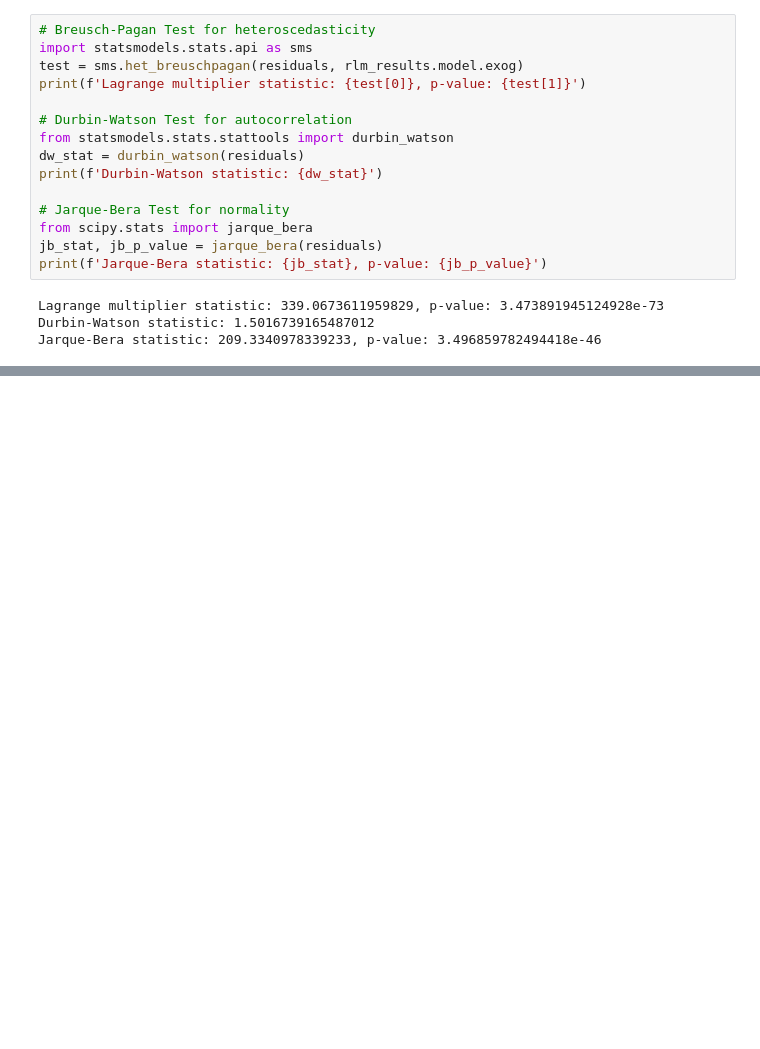
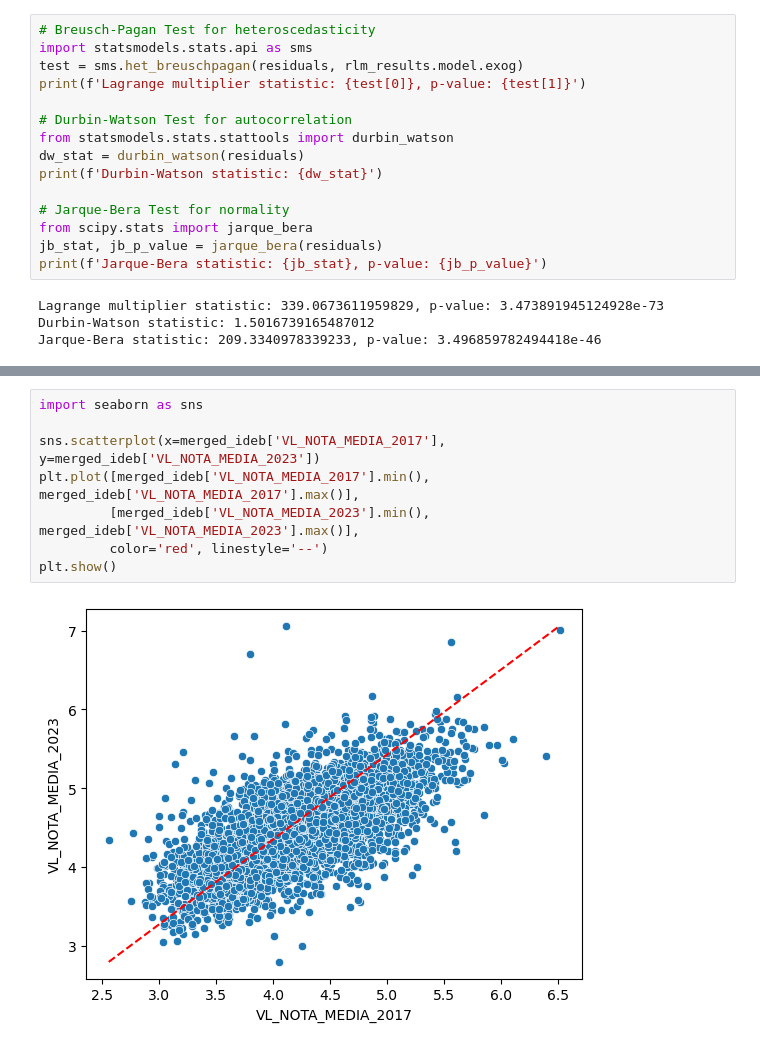
Before and after one commit to LuizVenosa/Grafico-Camera, a Jupyter notebook: Dados consolidado/regression_analysis.ipynb, the cells around one changed output, grey strips where cells are left out. Saved outputs shown, nothing was run; the diff lists cells and outputs as text; blank space fills up the shorter version.

```diff
--- a/Dados consolidado/regression_analysis.ipynb
+++ b/Dados consolidado/regression_analysis.ipynb
@@ -552,0 +976,10 @@ Jarque-Bera statistic: 209.3340978339233, p-value: 3.496859782494418e-46
+# %%
+import seaborn as sns
+
+sns.scatterplot(x=merged_ideb['VL_NOTA_MEDIA_2017'], y=merged_ideb['VL_NOTA_MEDIA_2023'])
+plt.plot([merged_ideb['VL_NOTA_MEDIA_2017'].min(), merged_ideb['VL_NOTA_MEDIA_2017'].max()],
+         [merged_ideb['VL_NOTA_MEDIA_2023'].min(), merged_ideb['VL_NOTA_MEDIA_2023'].max()],
+         color='red', linestyle='--')
+plt.show()
+# %% [output]
+[figure, added]
```
Also changed, not shown: parts of 41 cells of this notebook, 12 other files.
